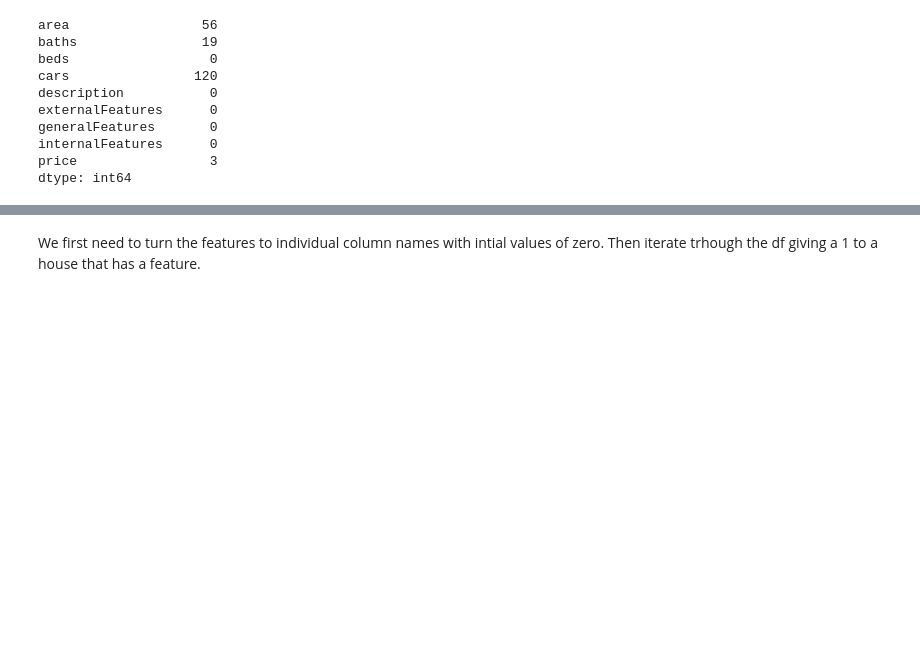
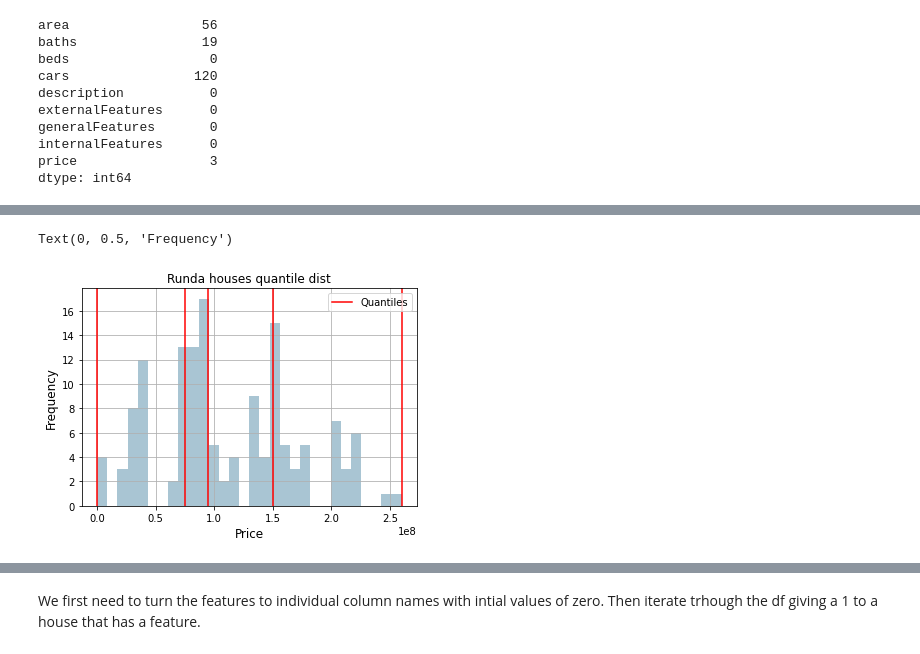
Before and after one commit to wamaithaNyamu/RUNDAHOUSES, a Jupyter notebook: Runda_Houses.ipynb, the cells around one changed output, grey strips where cells are left out. Saved outputs shown, nothing was run; the diff lists cells and outputs as text; code cells hidden in the pictures; blank space fills up the shorter version.

```diff
--- a/Runda_Houses.ipynb
+++ b/Runda_Houses.ipynb
@@ -435,0 +132,14 @@ The features as they are do not provide the needed value and as such we will spl
+# %%
+fig, ax = plt.subplots()
+df['price'].hist(bins=30, color='#A9C5D3')
+
+for quantile in quantiles:
+    qvl = plt.axvline(quantile, color='r')
+ax.legend([qvl], ['Quantiles'], fontsize=10)
+
+ax.set_title('Runda houses quantile dist', fontsize=12)
+ax.set_xlabel('Price', fontsize=12)
+ax.set_ylabel('Frequency', fontsize=12)
+# %% [output]
+Text(0, 0.5, 'Frequency')
+[figure, added]
```
Also changed, not shown: parts of 95 cells of this notebook.
